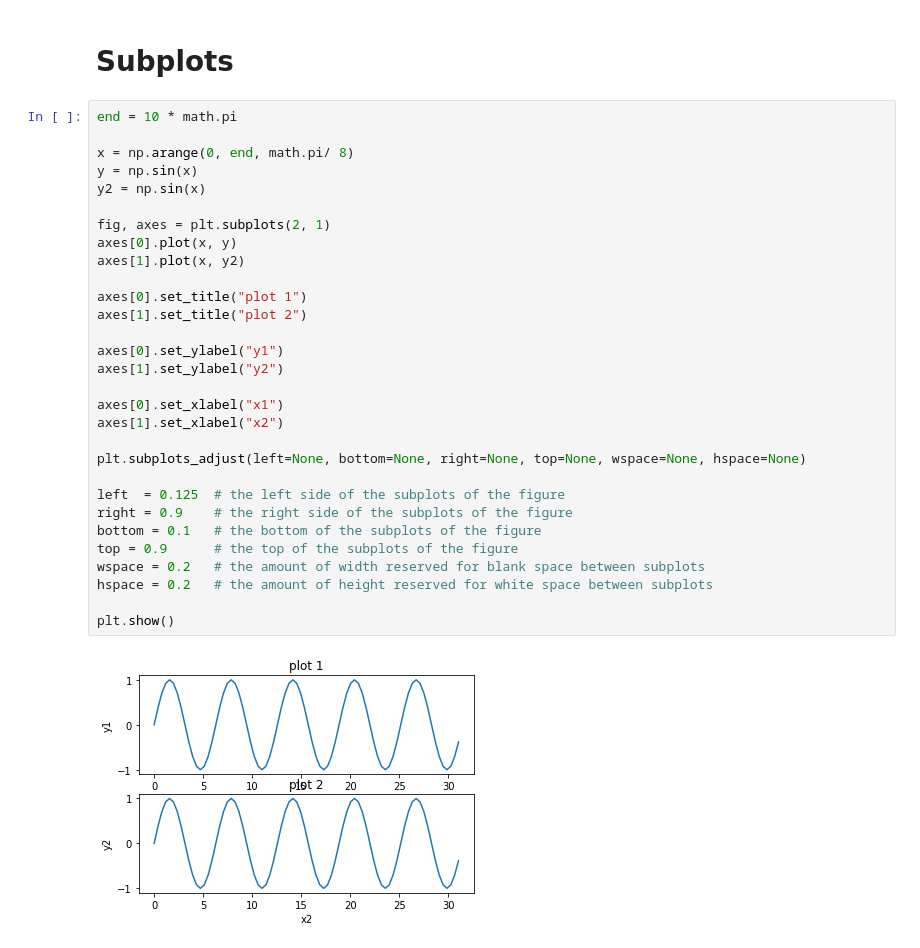
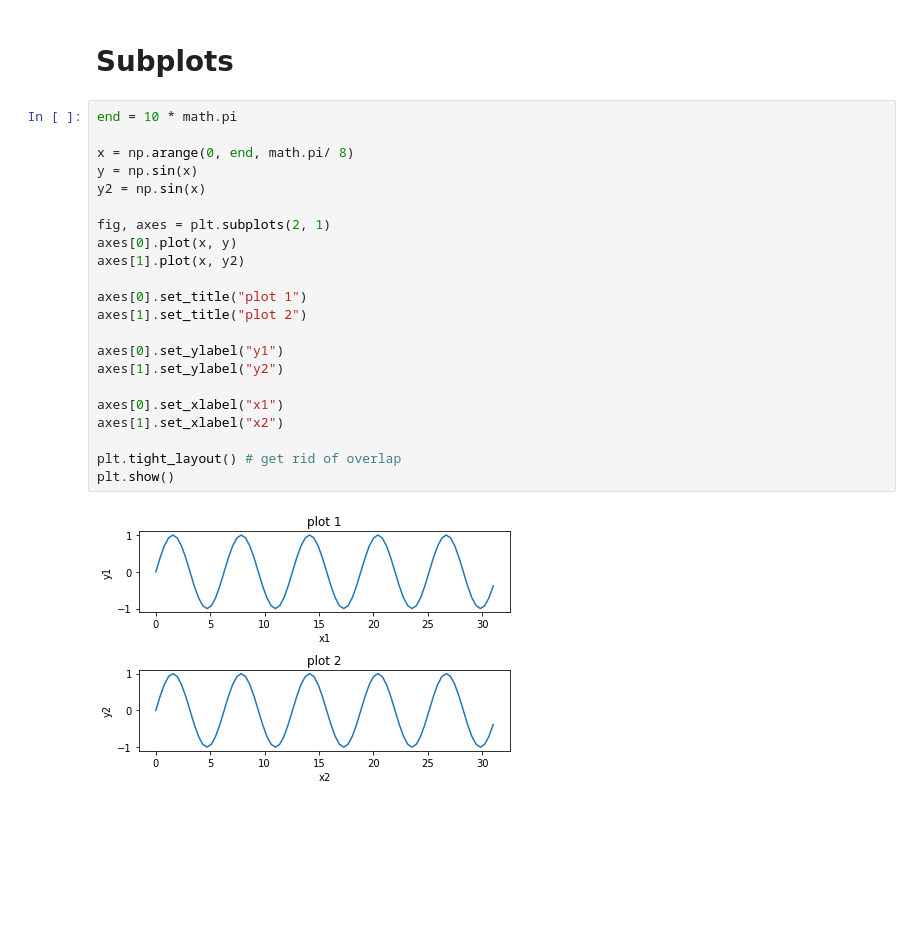
Before and after one commit to cfgong/python_code_bits, a Jupyter notebook: Python Plot Example 1.ipynb, the cells around one changed output. Saved outputs shown, nothing was run; the diff lists cells and outputs as text; blank space fills up the shorter version.

```diff
--- a/Python Plot Example 1.ipynb
+++ b/Python Plot Example 1.ipynb
@@ -86,32 +86,24 @@ plt.show()
 # %%
 end = 10 * math.pi
 
 x = np.arange(0, end, math.pi/ 8)
 y = np.sin(x)
 y2 = np.sin(x)
 
 fig, axes = plt.subplots(2, 1)
 axes[0].plot(x, y)
 axes[1].plot(x, y2)
 
 axes[0].set_title("plot 1")
 axes[1].set_title("plot 2")
 
 axes[0].set_ylabel("y1")
 axes[1].set_ylabel("y2")
 
 axes[0].set_xlabel("x1")
 axes[1].set_xlabel("x2")
 
-plt.subplots_adjust(left=None, bottom=None, right=None, top=None, wspace=None, hspace=None)
-
-left  = 0.125  # the left side of the subplots of the figure
-right = 0.9    # the right side of the subplots of the figure
-bottom = 0.1   # the bottom of the subplots of the figure
-top = 0.9      # the top of the subplots of the figure
-wspace = 0.2   # the amount of width reserved for blank space between subplots
-hspace = 0.2   # the amount of height reserved for white space between subplots
-
+plt.tight_layout() # get rid of overlap
 plt.show()
 # %% [output]
-[figure, old version]
+[figure, new version]
```
